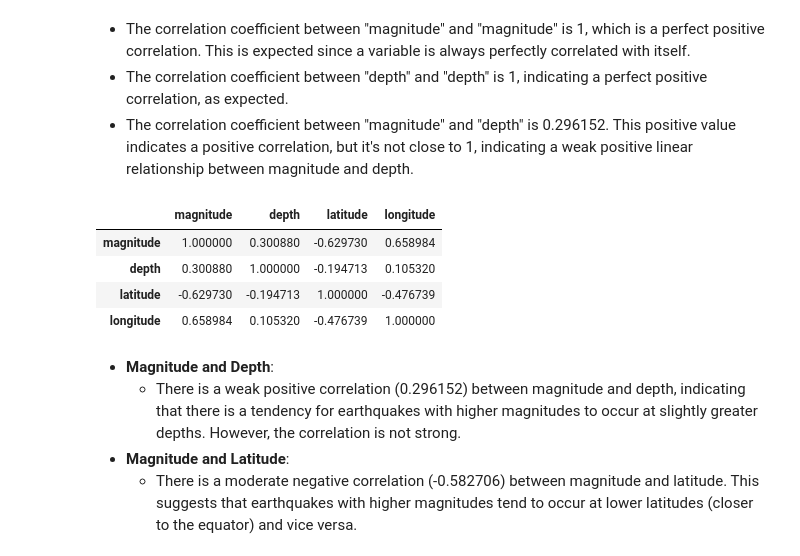
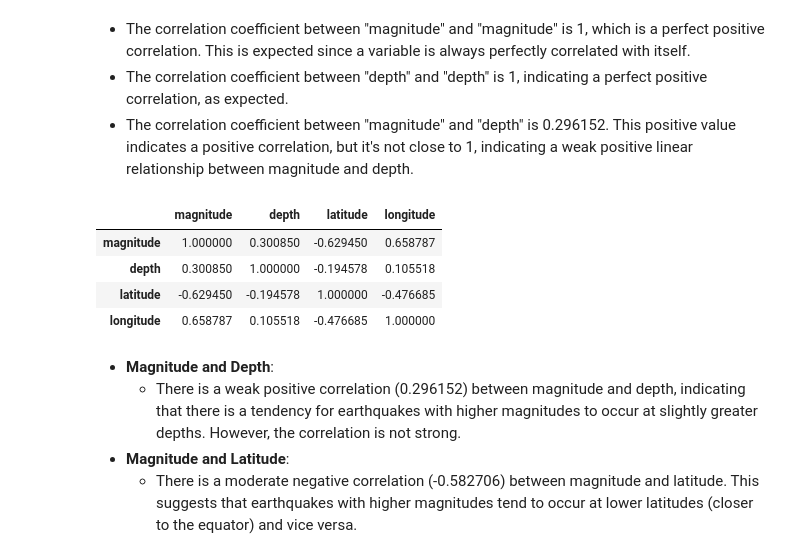
Before and after one commit to victoriacheng15/all-earthquakes-data, a Jupyter notebook: notebooks/visualization.ipynb, the cells around one changed output. Drawn from its saved outputs; the diff is of its cells as text; code cells hidden in the pictures.

```diff
--- a/notebooks/visualization.ipynb
+++ b/notebooks/visualization.ipynb
@@ -19,5 +19,5 @@ engine = create_engine(conn)
 # %%
-query = "Select * from raw_data;"
+query = "Select * from updated_data;"
 
 df = pd.read_sql_query(query, conn)
 
@@ -107,13 +93,13 @@ plt.show()
 - The correlation coefficient between "depth" and "depth" is 1, indicating a perfect positive correlation, as expected.
 - The correlation coefficient between "magnitude" and "depth" is 0.296152. This positive value indicates a positive correlation, but it's not close to 1, indicating a weak positive linear relationship between magnitude and depth.
 # %%
-df2[["magnitude", "depth", "latitude", "longitude"]].corr()
+df[["magnitude", "depth", "latitude", "longitude"]].corr()
 # %% [output]
 |  | magnitude | depth | latitude | longitude |
-| magnitude | 1.000000 | 0.300880 | -0.629730 | 0.658984 |
-| depth | 0.300880 | 1.000000 | -0.194713 | 0.105320 |
-| latitude | -0.629730 | -0.194713 | 1.000000 | -0.476739 |
-| longitude | 0.658984 | 0.105320 | -0.476739 | 1.000000 |
+| magnitude | 1.000000 | 0.300850 | -0.629450 | 0.658787 |
+| depth | 0.300850 | 1.000000 | -0.194578 | 0.105518 |
+| latitude | -0.629450 | -0.194578 | 1.000000 | -0.476685 |
+| longitude | 0.658787 | 0.105518 | -0.476685 | 1.000000 |
 # %% [markdown]
 - **Magnitude and Depth**:
   - There is a weak positive correlation (0.296152) between magnitude and depth, indicating that there is a tendency for earthquakes with higher magnitudes to occur at slightly greater depths. However, the correlation is not strong.
```
Also changed, not shown: parts of 31 cells of this notebook, 1 other file.
